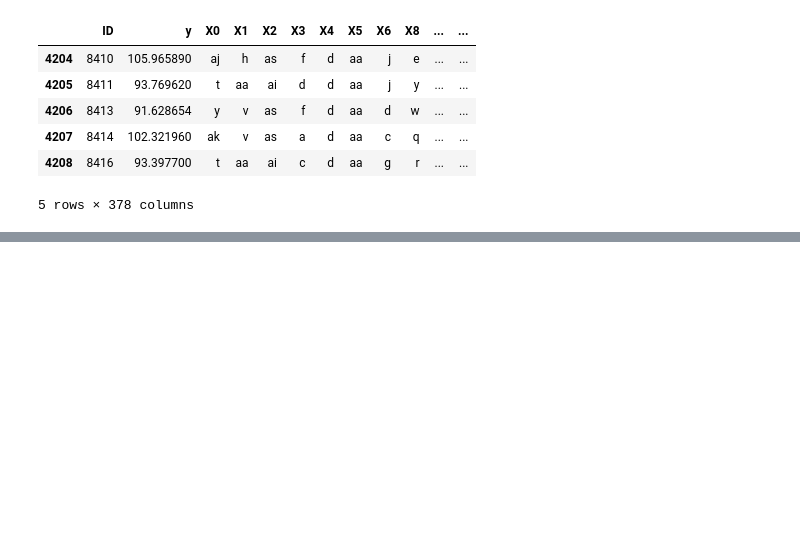
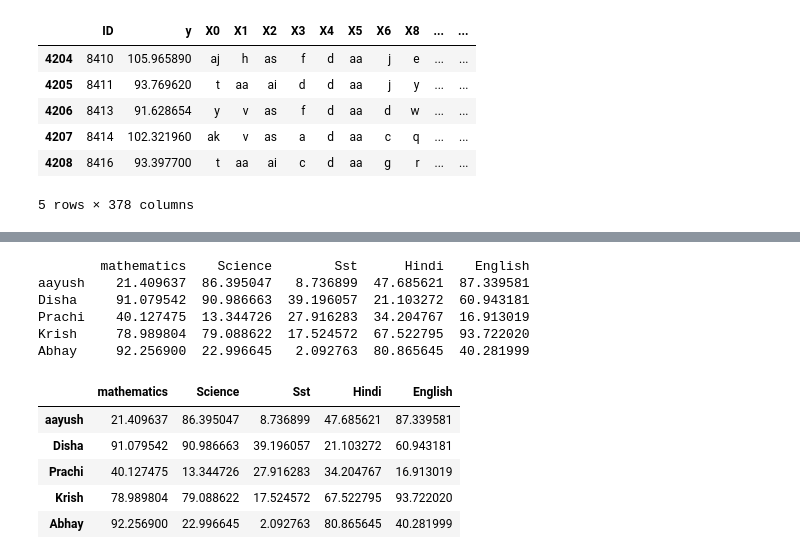
Before and after one commit to Mandy-P369/Python, a Jupyter notebook: PYTHON_DATA_SCIENCE/PANDAS/CLASS_2/FUNCTIONS.ipynb, the cells around one changed output, grey strips where cells are left out. Drawn from its saved outputs; the diff is of its cells as text; code cells hidden in the pictures; blank space fills up the shorter version.

```diff
--- a/PYTHON_DATA_SCIENCE/PANDAS/CLASS_2/FUNCTIONS.ipynb
+++ b/PYTHON_DATA_SCIENCE/PANDAS/CLASS_2/FUNCTIONS.ipynb
@@ -200,0 +189,25 @@ df.tail()
+# %%
+import pandas as pd
+import numpy as np
+from io import StringIO, BytesIO
+students = ['aayush','Disha','Prachi','Krish','Abhay']
+subjects = ['mathematics','Science','Sst','Hindi','English']
+mf = pd.DataFrame(np.random.rand(len(students),len(subjects))*100,index=students,columns=subjects)
+# %%
+print(mf)
+# %% [output]
+        mathematics    Science        Sst      Hindi    English
+aayush    21.409637  86.395047   8.736899  47.685621  87.339581
+Disha     91.079542  90.986663  39.196057  21.103272  60.943181
+Prachi    40.127475  13.344726  27.916283  34.204767  16.913019
+Krish     78.989804  79.088622  17.524572  67.522795  93.722020
+Abhay     92.256900  22.996645   2.092763  80.865645  40.281999
+# %%
+mf.head()
+# %% [output]
+|  | mathematics | Science | Sst | Hindi | English |
+| aayush | 21.409637 | 86.395047 | 8.736899 | 47.685621 | 87.339581 |
+| Disha | 91.079542 | 90.986663 | 39.196057 | 21.103272 | 60.943181 |
+| Prachi | 40.127475 | 13.344726 | 27.916283 | 34.204767 | 16.913019 |
+| Krish | 78.989804 | 79.088622 | 17.524572 | 67.522795 | 93.722020 |
+| Abhay | 92.256900 | 22.996645 | 2.092763 | 80.865645 | 40.281999 |
```
Also changed, not shown: parts of 15 cells of this notebook, 5 other files.
